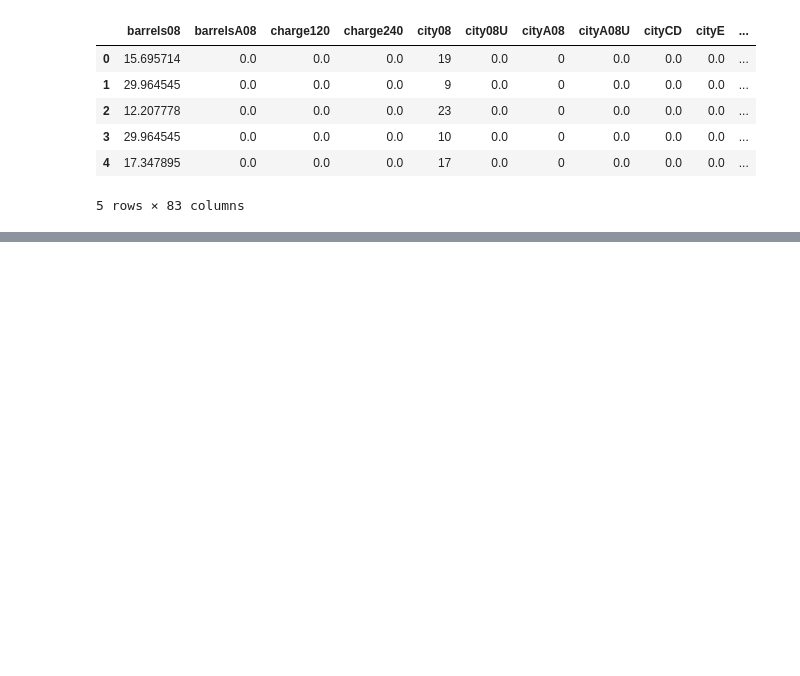
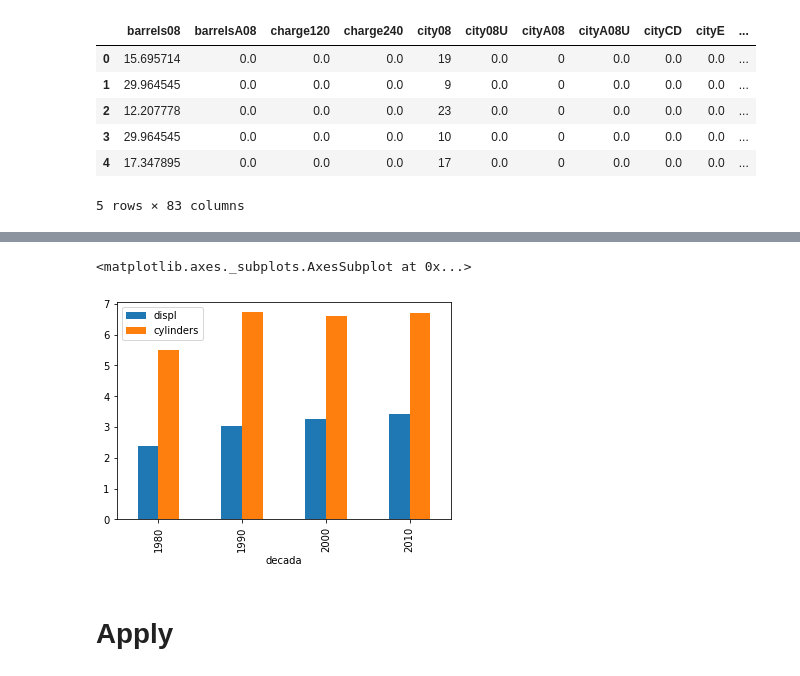
Before and after one commit to Sergio-Perez/datamad0320-1, a Jupyter notebook: w2-d4-pandas-cleaning.ipynb, the cells around one changed output, grey strips where cells are left out. Drawn from its saved outputs; the diff is of its cells as text; code cells hidden in the pictures; blank space fills up the shorter version.

```diff
--- a/w2-d4-pandas-cleaning.ipynb
+++ b/w2-d4-pandas-cleaning.ipynb
@@ -223,0 +592,10 @@ df_clean["make"].value_counts().reset_index().sort_values('index')
+# %%
+df_clean[df_clean.expensive].groupby("decada").agg({
+        "displ":"mean",
+        "cylinders":"mean"
+}).plot.bar()
+# %% [output]
+<matplotlib.axes._subplots.AxesSubplot at 0x...>
+[figure, added]
+# %% [markdown]
+# Apply
```
Also changed, not shown: parts of 52 cells of this notebook, 2 other files.
